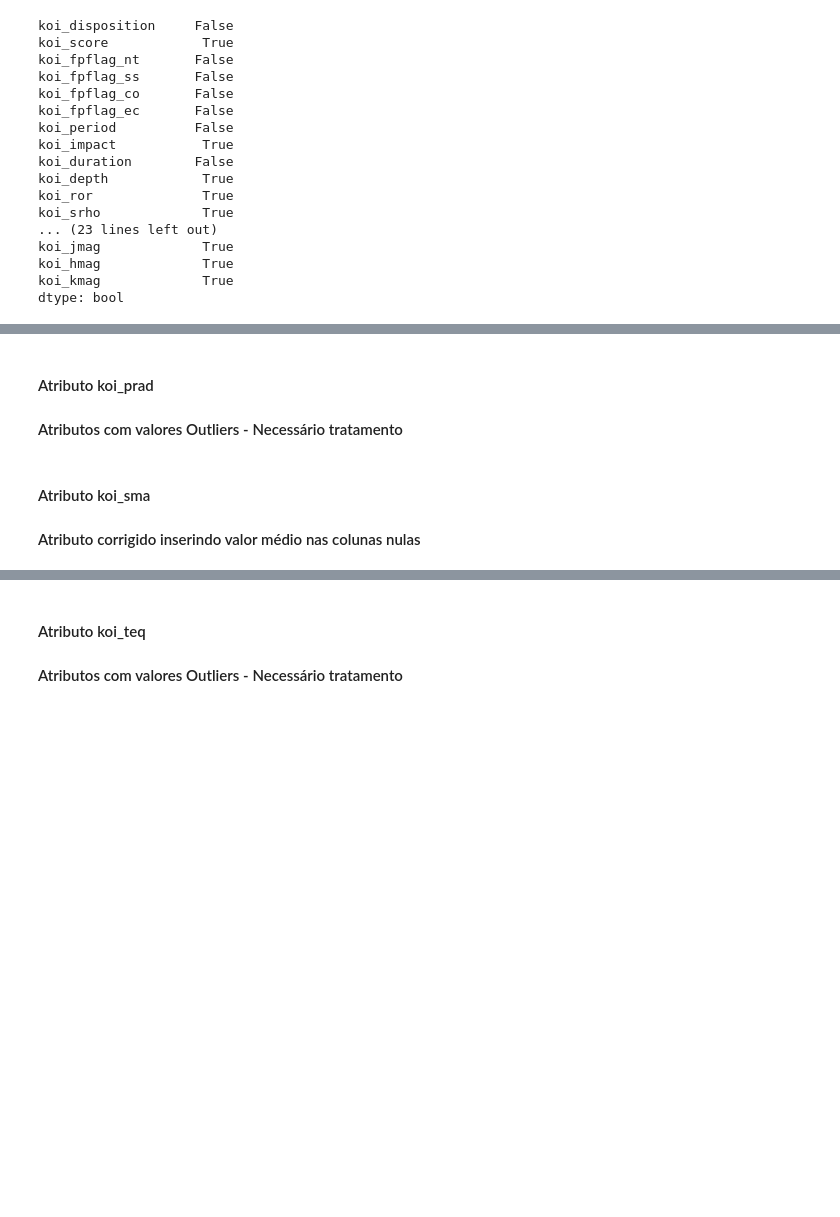
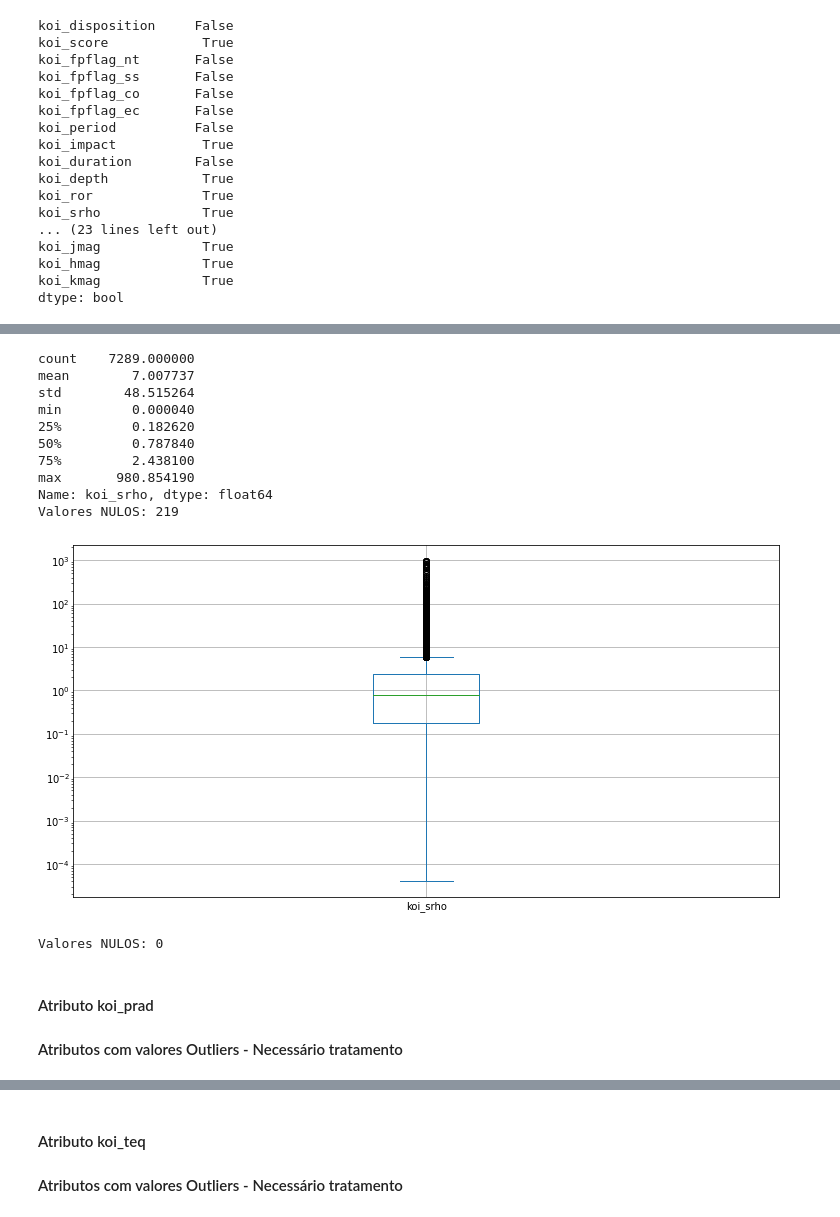
Before and after one commit to diogopena/exoplanet_classification_ml_model, a Jupyter notebook: exoplanet-ml-model-pt-br.ipynb, the cells around one changed output, grey strips where cells are left out. Drawn from its saved outputs; the diff is of its cells as text; code cells hidden in the pictures; blank space fills up the shorter version.

```diff
--- a/exoplanet-ml-model-pt-br.ipynb
+++ b/exoplanet-ml-model-pt-br.ipynb
@@ -284,3 +324,26 @@ ValueError: No axis named 1 for object type Series
+# %%
+# Atributo koi_srho com valores Outliers
+print(df_exoplanets.koi_srho.describe())
+print('Valores NULOS: ' + str(df_exoplanets.koi_srho.isna().sum()))
+df_exoplanets.koi_srho.plot(kind='box',figsize=(10,5),logy=True)
+plt.show()
+# Inseridos Valores Médios
+df_exoplanets.koi_srho.fillna(df_exoplanets.koi_srho.mean(), inplace=True)
+print('Valores NULOS: ' + str(df_exoplanets.koi_srho.isna().sum()))
+# Outliers mantidos por terem significado
+# %% [output]
+count    7289.000000
+mean        7.007737
+std        48.515264
+min         0.000040
+25%         0.182620
+50%         0.787840
+75%         2.438100
+max       980.854190
+Name: koi_srho, dtype: float64
+Valores NULOS: 219
+[figure, added]
+Valores NULOS: 0
 # %% [markdown]
 #### Atributo koi_prad
 #### Atributos com valores Outliers - Necessário tratamento
@@ -290,3 +349,0 @@ ValueError: No axis named 1 for object type Series
-# %% [markdown]
-#### Atributo koi_sma
-#### Atributo corrigido inserindo valor médio nas colunas nulas
```
Also changed, not shown: parts of 73 cells of this notebook.
